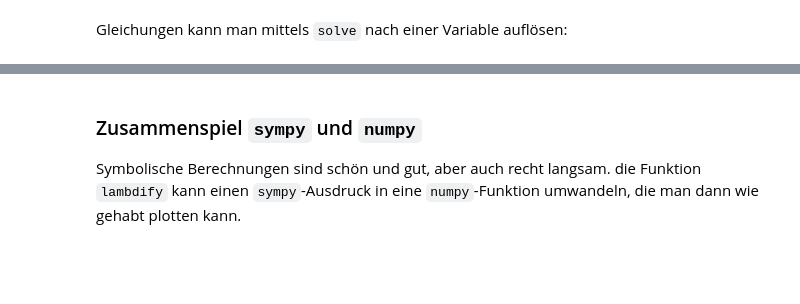
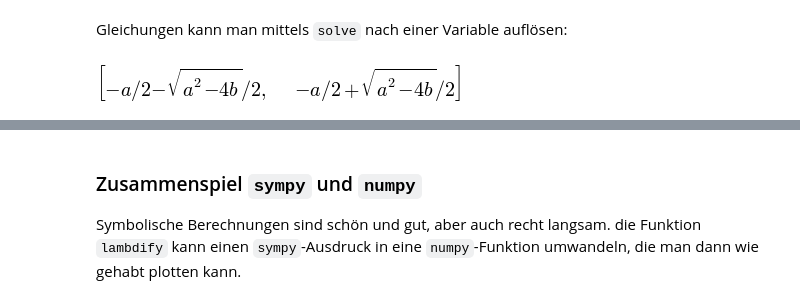
Before and after one commit to hrenkap/scipy_workshop, a Jupyter notebook: SciPy_Tuebix_2015.ipynb, the cells around one changed output, grey strips where cells are left out. Cells and saved outputs as stored; diff of their text form; code cells hidden in the pictures; blank space fills up the shorter version.

```diff
--- a/SciPy_Tuebix_2015.ipynb
+++ b/SciPy_Tuebix_2015.ipynb
@@ -304,7 +472,10 @@ sp.tan(x).rewrite(sp.sin)
 # %% [markdown]
 Gleichungen kann man mittels `solve` nach einer Variable auflösen:
 # %%
-quad = sp.Eq(x**2+a*x+b, 0)
+equ = x**2+a*x+b
+quad = sp.Eq(equ, 0)
 sp.solve(quad, x)
+# %% [output]
+[figure, added]
 # %%
 sp.sin(x).series(x,n=10) #.removeO()
```
Also changed, not shown: parts of 49 cells of this notebook, 1 other file.
